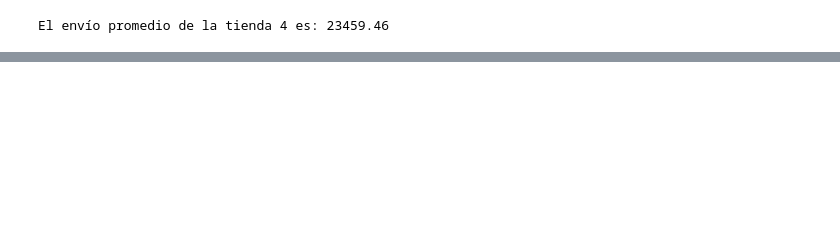
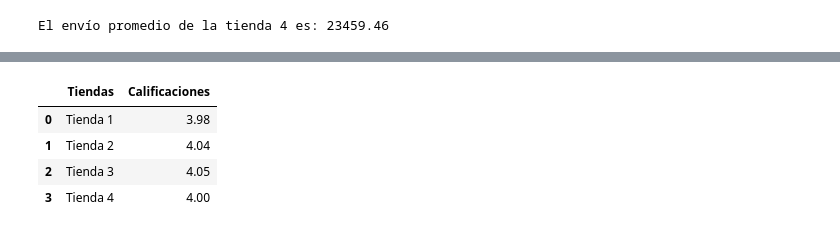
Before and after one commit to Fvargasv/Desafio-Alura-Store, a Jupyter notebook: AluraStoreLatam.ipynb, the cells around one changed output, grey strips where cells are left out. Drawn from its saved outputs; the diff is of its cells as text; code cells hidden in the pictures; blank space fills up the shorter version.

```diff
--- a/AluraStoreLatam.ipynb
+++ b/AluraStoreLatam.ipynb
@@ -504,0 +550,16 @@ import matplotlib.pyplot as plt
+# %%
+#Gráfico de opiniones de cliente Prom1
+
+# Datos
+notas_clientes = [Prom1, Prom2, Prom3, Prom4]
+
+# Crear gráfico
+plt.plot(tiendas, notas_clientes)
+
+# Añadir título y etiquetas
+plt.title("Calificaciones promedio de clientes por tienda")
+plt.xlabel("Tiendas")
+plt.ylabel("Calificacion")
+
+# Mostrar gráfico
+plt.show()
@@ -504,0 +568,13 @@ import matplotlib.pyplot as plt
+# %%
+df_calificaciones = pd.DataFrame({
+    'Tiendas': tiendas,
+    'Calificaciones': notas_clientes
+})
+# %%
+df_calificaciones
+# %% [output]
+|  | Tiendas | Calificaciones |
+| 0 | Tienda 1 | 3.98 |
+| 1 | Tienda 2 | 4.04 |
+| 2 | Tienda 3 | 4.05 |
+| 3 | Tienda 4 | 4.00 |
```
Also changed, not shown: parts of 50 cells of this notebook.
